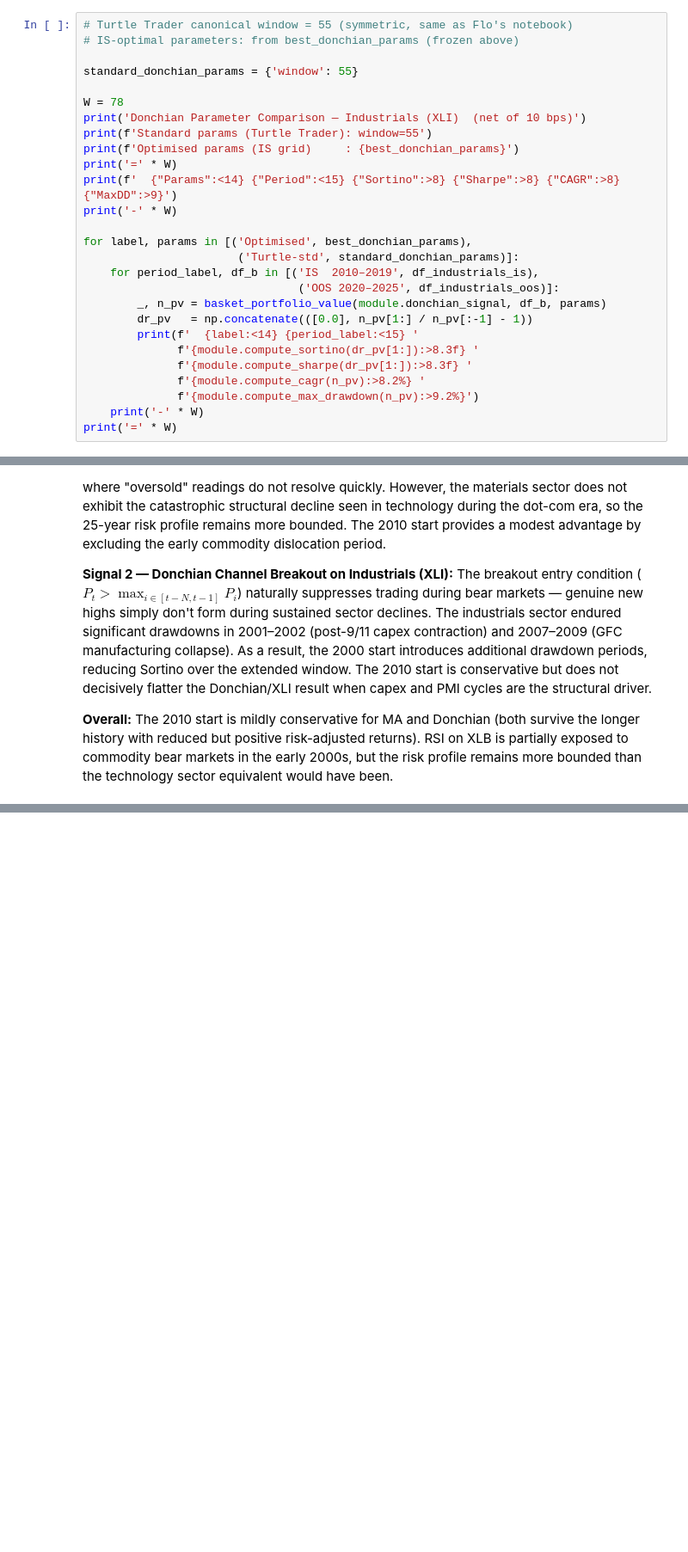
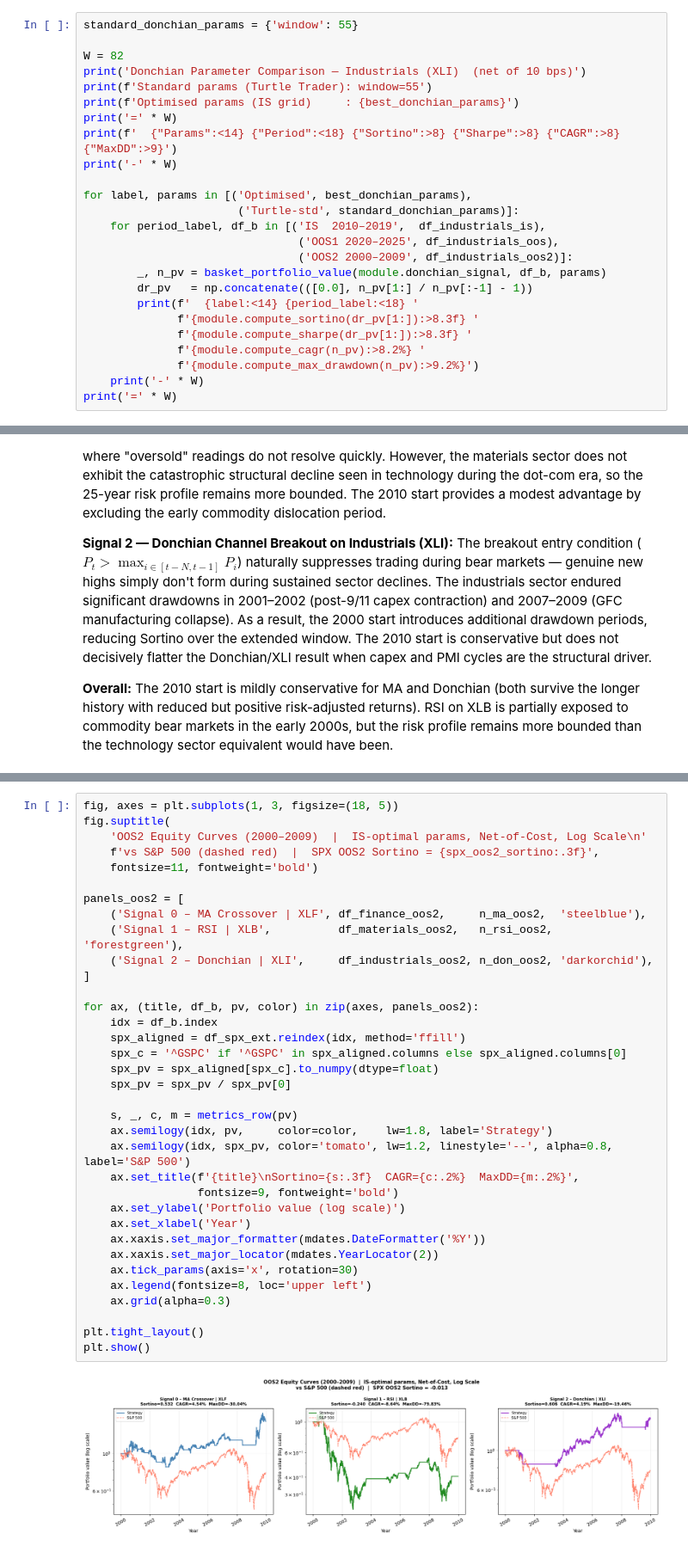
Before and after one commit to daan1shh/Computational-Finance, a Jupyter notebook: research_notebook_Daanish.ipynb, the cells around one changed output, grey strips where cells are left out. Shown at 86% size. Saved outputs shown, nothing was run; the diff lists cells and outputs as text; blank space fills up the shorter version.

```diff
--- a/research_notebook_Daanish.ipynb
+++ b/research_notebook_Daanish.ipynb
@@ -1362,24 +1618,22 @@ print(f'  Positive years: {n_pos}/{n_tot}')
 # %%
-# Turtle Trader canonical window = 55 (symmetric, same as Flo's notebook)
-# IS-optimal parameters: from best_donchian_params (frozen above)
-
 standard_donchian_params = {'window': 55}
 
-W = 78
+W = 82
 print('Donchian Parameter Comparison — Industrials (XLI)  (net of 10 bps)')
 print(f'Standard params (Turtle Trader): window=55')
 print(f'Optimised params (IS grid)     : {best_donchian_params}')
 print('=' * W)
-print(f'  {"Params":<14} {"Period":<15} {"Sortino":>8} {"Sharpe":>8} {"CAGR":>8} {"MaxDD":>9}')
+print(f'  {"Params":<14} {"Period":<18} {"Sortino":>8} {"Sharpe":>8} {"CAGR":>8} {"MaxDD":>9}')
 print('-' * W)
 
 for label, params in [('Optimised', best_donchian_params),
                        ('Turtle-std', standard_donchian_params)]:
-    for period_label, df_b in [('IS  2010–2019', df_industrials_is),
-                                ('OOS 2020–2025', df_industrials_oos)]:
+    for period_label, df_b in [('IS  2010–2019',  df_industrials_is),
+                                ('OOS1 2020–2025', df_industrials_oos),
+                                ('OOS2 2000–2009', df_industrials_oos2)]:
         _, n_pv = basket_portfolio_value(module.donchian_signal, df_b, params)
         dr_pv   = np.concatenate(([0.0], n_pv[1:] / n_pv[:-1] - 1))
-        print(f'  {label:<14} {period_label:<15} '
+        print(f'  {label:<14} {period_label:<18} '
               f'{module.compute_sortino(dr_pv[1:]):>8.3f} '
               f'{module.compute_sharpe(dr_pv[1:]):>8.3f} '
               f'{module.compute_cagr(n_pv):>8.2%} '
@@ -1572,0 +1960,37 @@ The breakout entry condition ($P_t > \max_{i \in [t-N,t-1]} P_i$) naturally supp
+# %%
+fig, axes = plt.subplots(1, 3, figsize=(18, 5))
+fig.suptitle(
+    'OOS2 Equity Curves (2000–2009)  |  IS-optimal params, Net-of-Cost, Log Scale\n'
+    f'vs S&P 500 (dashed red)  |  SPX OOS2 Sortino = {spx_oos2_sortino:.3f}',
+    fontsize=11, fontweight='bold')
+
+panels_oos2 = [
+    ('Signal 0 – MA Crossover | XLF', df_finance_oos2,     n_ma_oos2,  'steelblue'),
+    ('Signal 1 – RSI | XLB',          df_materials_oos2,   n_rsi_oos2, 'forestgreen'),
+    ('Signal 2 – Donchian | XLI',     df_industrials_oos2, n_don_oos2, 'darkorchid'),
+]
+
+for ax, (title, df_b, pv, color) in zip(axes, panels_oos2):
+    idx = df_b.index
+    spx_aligned = df_spx_ext.reindex(idx, method='ffill')
+    spx_c = '^GSPC' if '^GSPC' in spx_aligned.columns else spx_aligned.columns[0]
+    spx_pv = spx_aligned[spx_c].to_numpy(dtype=float)
+    spx_pv = spx_pv / spx_pv[0]
+
+    s, _, c, m = metrics_row(pv)
+    ax.semilogy(idx, pv,     color=color,    lw=1.8, label='Strategy')
+    ax.semilogy(idx, spx_pv, color='tomato', lw=1.2, linestyle='--', alpha=0.8, label='S&P 500')
+    ax.set_title(f'{title}\nSortino={s:.3f}  CAGR={c:.2%}  MaxDD={m:.2%}',
+                 fontsize=9, fontweight='bold')
+    ax.set_ylabel('Portfolio value (log scale)')
+    ax.set_xlabel('Year')
+    ax.xaxis.set_major_formatter(mdates.DateFormatter('%Y'))
+    ax.xaxis.set_major_locator(mdates.YearLocator(2))
+    ax.tick_params(axis='x', rotation=30)
+    ax.legend(fontsize=8, loc='upper left')
+    ax.grid(alpha=0.3)
+
+plt.tight_layout()
+plt.show()
+# %% [output]
+[figure, added]
```
Also changed, not shown: parts of 30 cells of this notebook, 2 other files.
